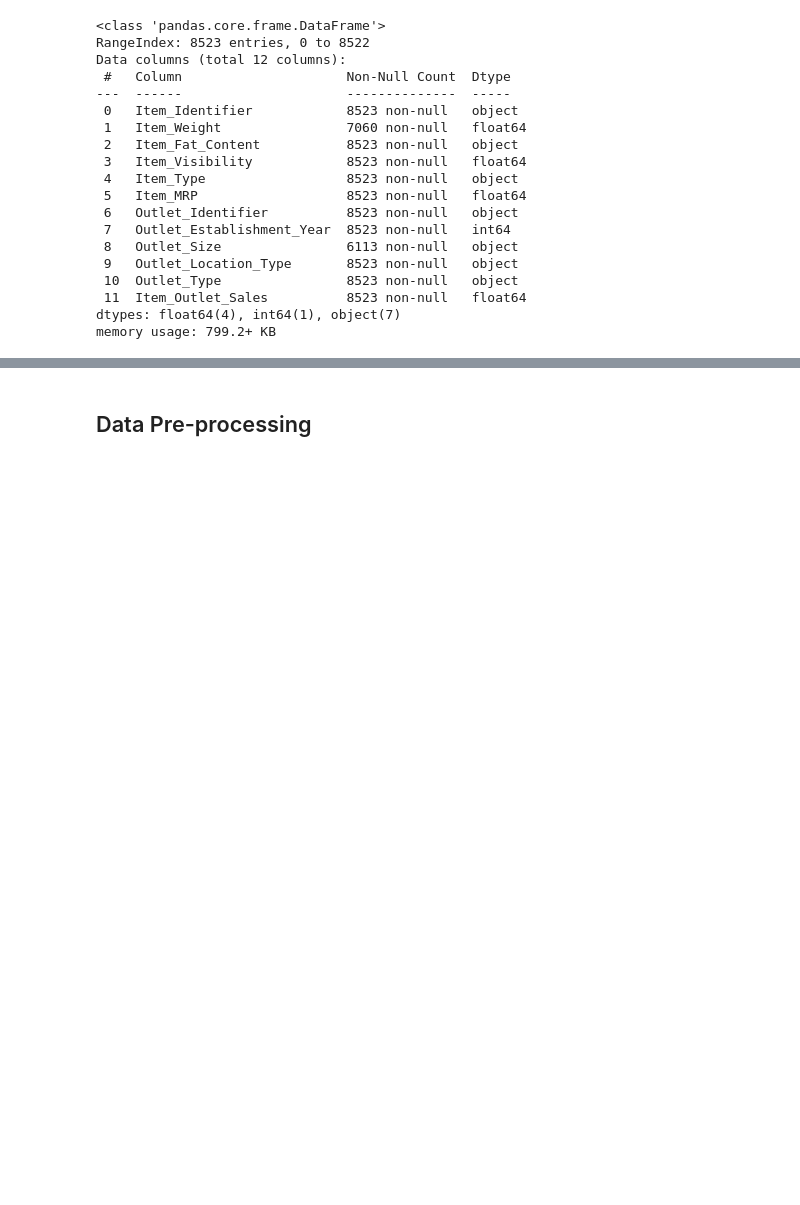
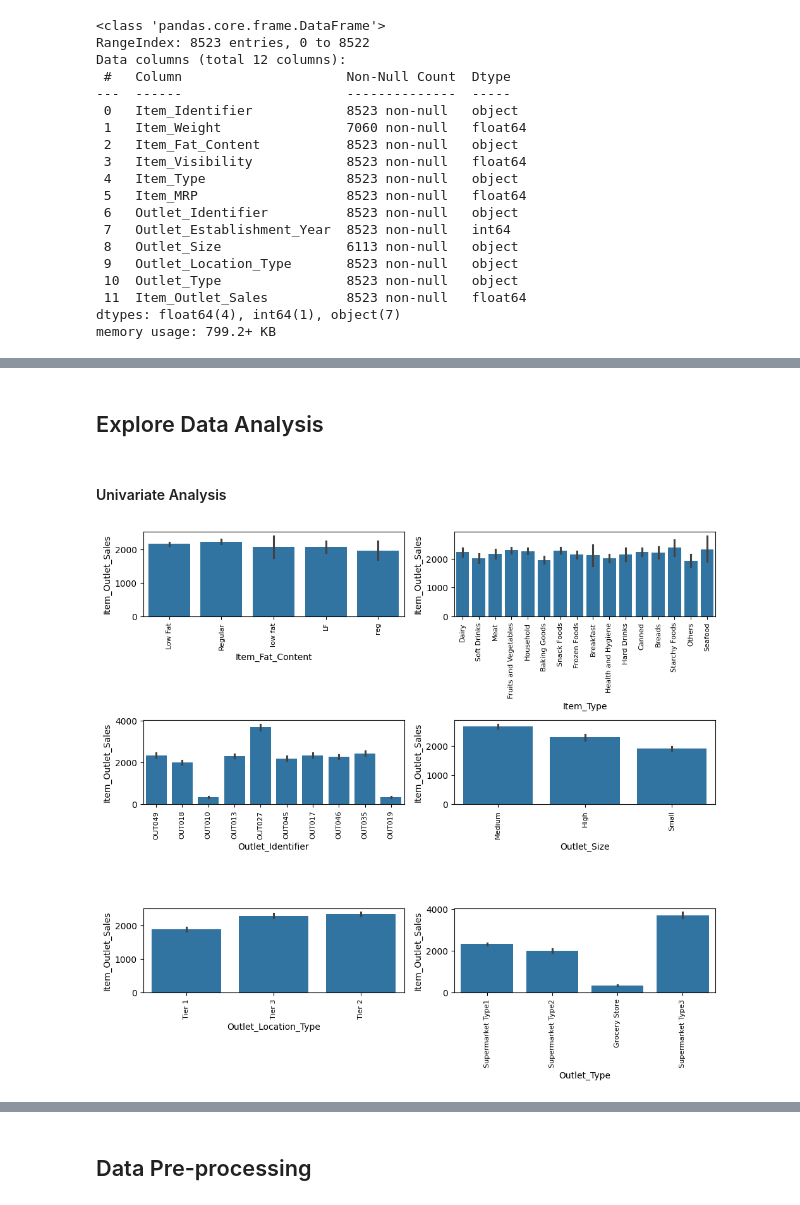
Before and after one commit to bichptn04/Big-Mart-Sales, a Jupyter notebook: Big Mart Sales Prediction.ipynb, the cells around one changed output, grey strips where cells are left out. Drawn from its saved outputs; the diff is of its cells as text; code cells hidden in the pictures; blank space fills up the shorter version.

```diff
--- a/Big Mart Sales Prediction.ipynb
+++ b/Big Mart Sales Prediction.ipynb
@@ -58,3 +73,0 @@ df = df.drop(columns='Item_Identifier')
-# %%
-for col in df.select_dtypes(include=['object']).columns:
-    print(f"{col}: {df[col].unique()}")
@@ -97,0 +113,2 @@ plt.show()
+# %% [markdown]
+## Explore Data Analysis
@@ -98 +124,17 @@ plt.show()
+# %% [markdown]
+#### Univariate Analysis
+# %%
+cat_cols = ['Item_Fat_Content', 'Item_Type', 'Outlet_Identifier', 'Outlet_Size', 'Outlet_Location_Type', 'Outlet_Type']
+
+fig, axes = plt.subplots(3,2, figsize=(10,9))
+axes = axes.flatten()
+
+for i, col in enumerate(cat_cols):
+    sns.barplot(x=col, y='Item_Outlet_Sales', data=df, ax=axes[i])
+    axes[i].tick_params(axis='x', rotation=90, labelsize=8)
+
+plt.tight_layout()
+plt.show()
+# %% [output]
+[figure, added]
 # %%
```
Also changed, not shown: parts of 66 cells of this notebook.
